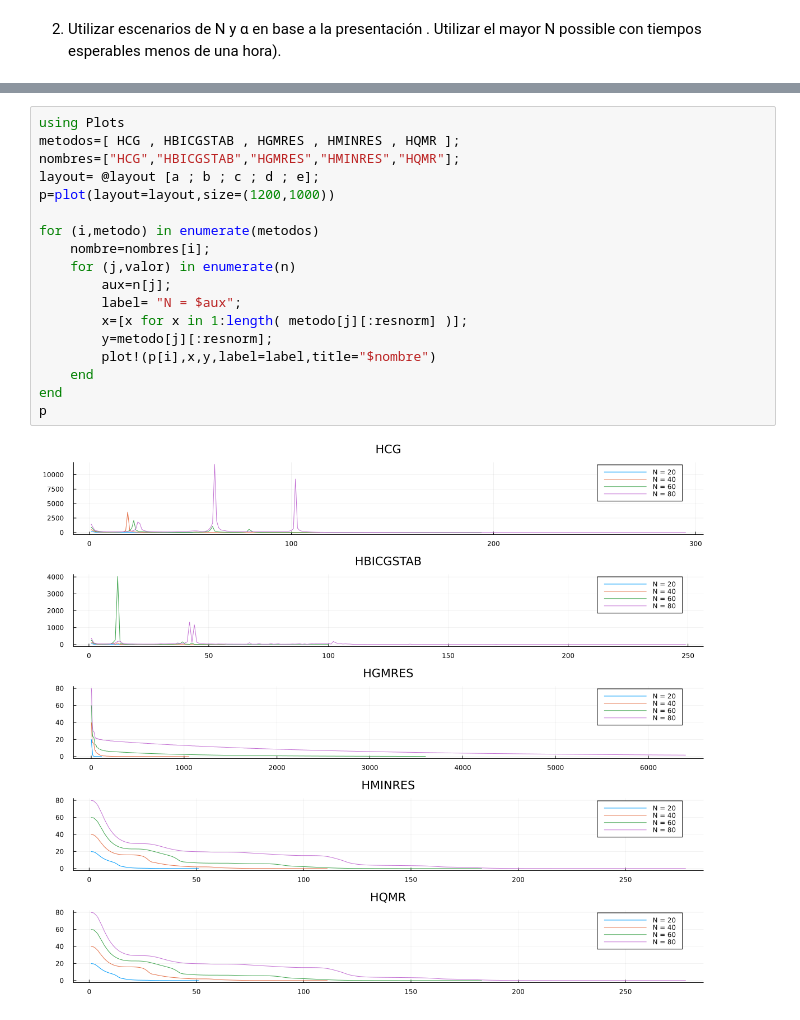
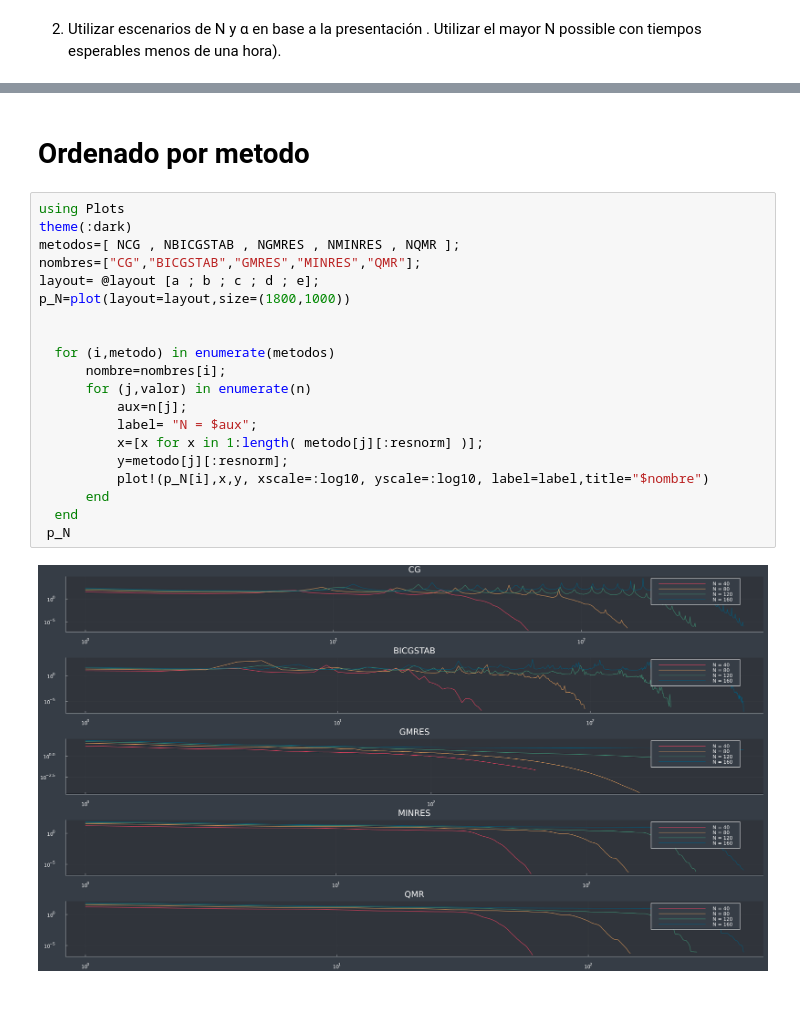
Before and after one commit to ncarrillo93/MetodosIterativos, a Jupyter notebook: Tarea 1.ipynb, the cells around one changed output, grey strips where cells are left out. Cells and saved outputs as stored; diff of their text form.

```diff
--- a/Tarea 1.ipynb
+++ b/Tarea 1.ipynb
@@ -174,20 +199,24 @@ XQMR=[]       ; HQMR=[]      ; TQMR=[]      ;
+# %% [markdown]
+# Ordenado por metodo
 # %%
 using Plots
-metodos=[ HCG , HBICGSTAB , HGMRES , HMINRES , HQMR ];
-nombres=["HCG","HBICGSTAB","HGMRES","HMINRES","HQMR"];
+theme(:dark)
+metodos=[ NCG , NBICGSTAB , NGMRES , NMINRES , NQMR ];
+nombres=["CG","BICGSTAB","GMRES","MINRES","QMR"];
 layout= @layout [a ; b ; c ; d ; e];
-p=plot(layout=layout,size=(1200,1000))
+p_N=plot(layout=layout,size=(1800,1000))
 
-for (i,metodo) in enumerate(metodos)
-    nombre=nombres[i];
-    for (j,valor) in enumerate(n)
-        aux=n[j];
-        label= "N = $aux";
-        x=[x for x in 1:length( metodo[j][:resnorm] )];
-        y=metodo[j][:resnorm];
-        plot!(p[i],x,y,label=label,title="$nombre")
-    end
-end
-p
+
+  for (i,metodo) in enumerate(metodos)
+      nombre=nombres[i];
+      for (j,valor) in enumerate(n)
+          aux=n[j];
+          label= "N = $aux";
+          x=[x for x in 1:length( metodo[j][:resnorm] )];
+          y=metodo[j][:resnorm];
+          plot!(p_N[i],x,y, xscale=:log10, yscale=:log10, label=label,title="$nombre")
+      end
+  end
+ p_N
 # %% [output]
-[figure, old version]
+[figure, new version]
```
Also changed, not shown: parts of 16 cells of this notebook.
